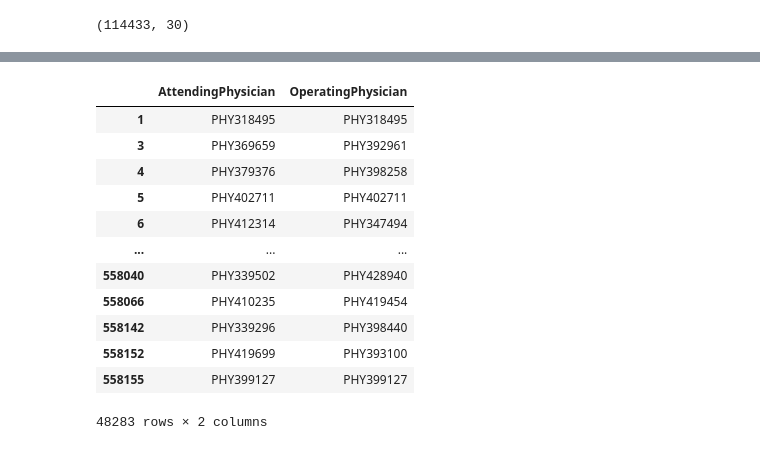
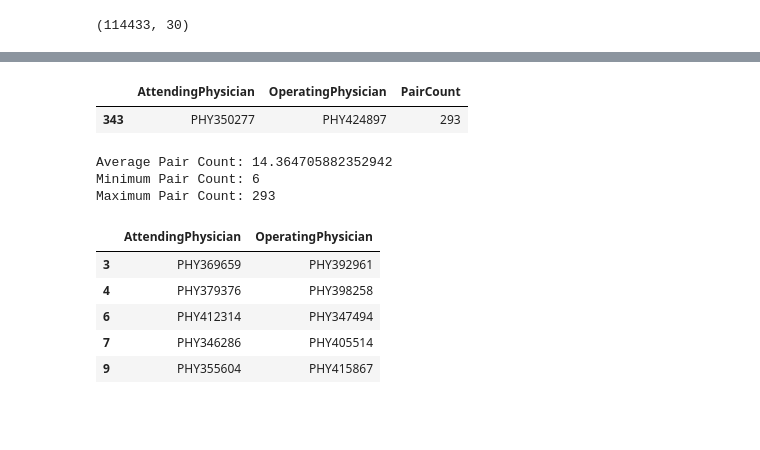
Before and after one commit to meghavi1610/Healthcare_Provider_Fraud, a Jupyter notebook: Data Exploration.ipynb, the cells around one changed output, grey strips where cells are left out. Cells and saved outputs as stored; diff of their text form; code cells hidden in the pictures; blank space fills up the shorter version.

```diff
--- a/Data Exploration.ipynb
+++ b/Data Exploration.ipynb
@@ -259,12 +501,27 @@ edges_df
+# %%
+ap_op_pairs_with_counts[ap_op_pairs_with_counts['AttendingPhysician'] == 'PHY350277']
+# %% [output]
+|  | AttendingPhysician | OperatingPhysician | PairCount |
+| 343 | PHY350277 | PHY424897 | 293 |
+# %%
+# Calculate average, minimum, and maximum of the pair counts
+avg_pair_count = ap_op_pairs_with_counts['PairCount'].mean()
+min_pair_count = ap_op_pairs_with_counts['PairCount'].min()
+max_pair_count = ap_op_pairs_with_counts['PairCount'].max()
+
+print("Average Pair Count:", avg_pair_count)
+print("Minimum Pair Count:", min_pair_count)
+print("Maximum Pair Count:", max_pair_count)
+# %% [output]
+Average Pair Count: 14.364705882352942
+Minimum Pair Count: 6
+Maximum Pair Count: 293
 # %%
-import pandas as pd
+# Count the occurrences of each unique pair
+pair_counts = unique_pairs.groupby(['AttendingPhysician', 'OperatingPhysician']).size()
 
-# Assuming df is your DataFrame with columns 'AttendingPhysician' and 'OperatingPhysician'
-# Find unique pairs of attending physician and operating physician
-unique_pairs = df[['AttendingPhysician', 'OperatingPhysician']].drop_duplicates()
-
-# Check if any pair has the same attending physician and operating physician
-same_ap_op_exists = any(unique_pairs['AttendingPhysician'] == unique_pairs['OperatingPhysician'])
+# Check if any pair is repeated more than 5 times
+same_ap_op_exists = (pair_counts > 5).any()
 
 # If same ap-op pair exists at least once, consider all ap-op pairs
 if same_ap_op_exists:
@@ -275,18 +532,11 @@ else:
 
 # Now ap_op_pairs contains all pairs of attending physician and operating physician to be considered
 # %%
-ap_op_pairs
+ap_op_pairs.head(5)
 # %% [output]
 |  | AttendingPhysician | OperatingPhysician |
-| 1 | PHY318495 | PHY318495 |
 | 3 | PHY369659 | PHY392961 |
 | 4 | PHY379376 | PHY398258 |
-| 5 | PHY402711 | PHY402711 |
 | 6 | PHY412314 | PHY347494 |
-| ... | ... | ... |
-| 558040 | PHY339502 | PHY428940 |
-| 558066 | PHY410235 | PHY419454 |
-| 558142 | PHY339296 | PHY398440 |
-| 558152 | PHY419699 | PHY393100 |
-| 558155 | PHY399127 | PHY399127 |
+| 7 | PHY346286 | PHY405514 |
+| 9 | PHY355604 | PHY415867 |
-48283 rows × 2 columns
```
Also changed, not shown: parts of 66 cells of this notebook.
